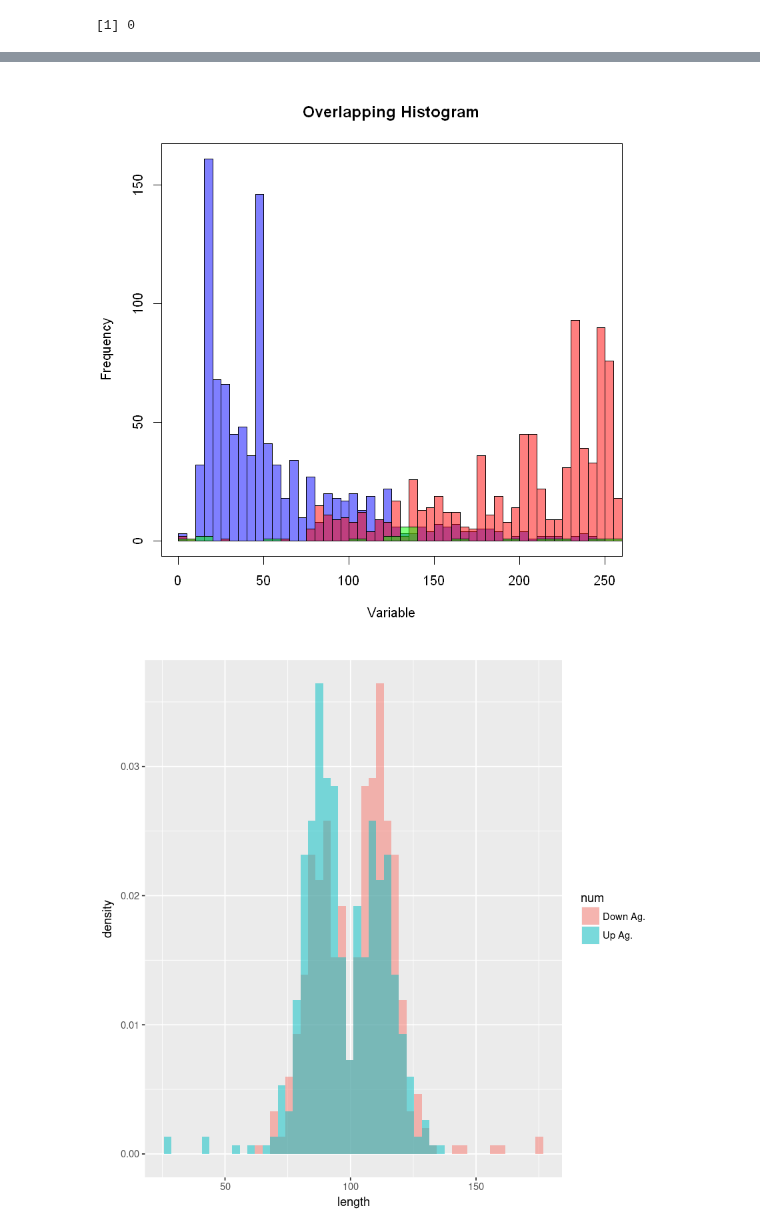
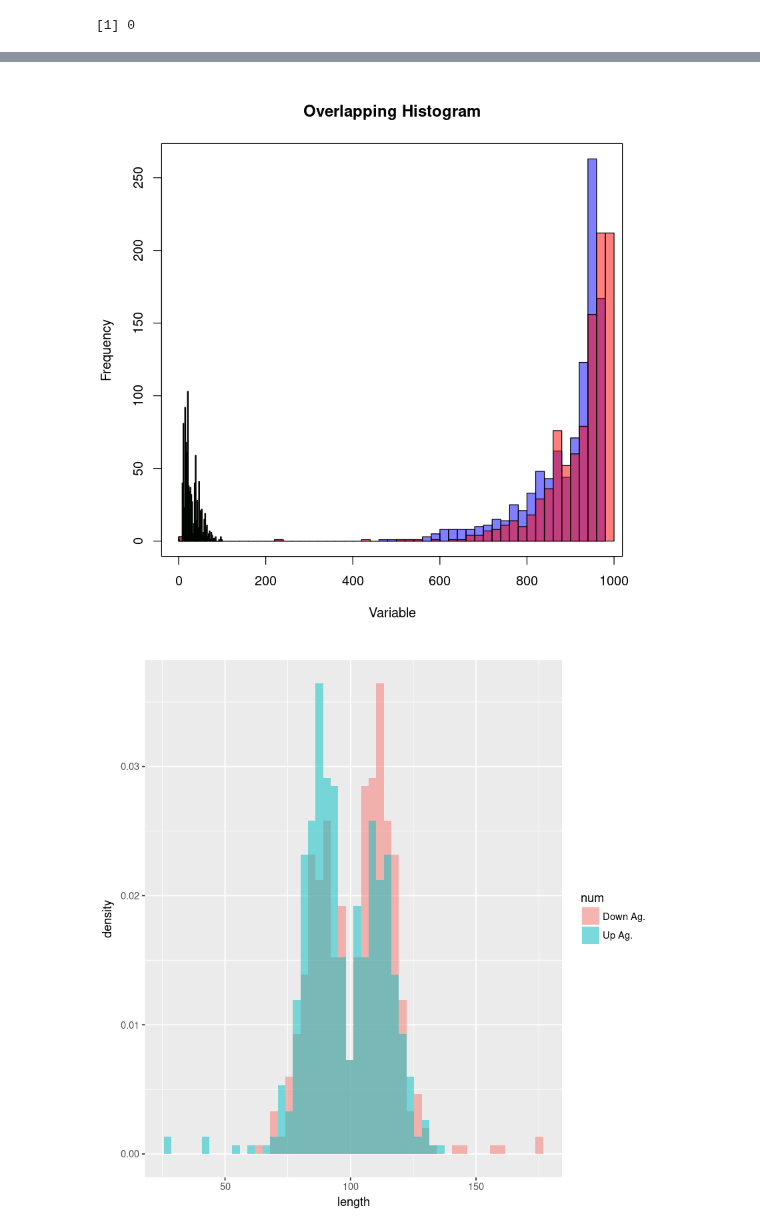
Before and after one commit to BFSteam/memory, a Jupyter notebook: jup/R/ActivationTime.ipynb, the cells around one changed output, grey strips where cells are left out. Saved outputs shown, nothing was run; the diff lists cells and outputs as text; code cells hidden in the pictures.

```diff
--- a/jup/R/ActivationTime.ipynb
+++ b/jup/R/ActivationTime.ipynb
@@ -116,12 +131,12 @@ TB
 # %%
 # Histogram Colored (blue and red)
-hist(TB$n4, col=rgb(0,0,1,0.5),main="Overlapping Histogram", xlab="Variable", breaks=50)
-hist(TB$n1, col=rgb(1,0,0,0.5), add=T, breaks=50)
-hist(TB$n6, col=rgb(0,1,0,0.5), add=T, breaks=50)
+hist(TB$n2, col=rgb(0,0,1,0.5),main="Overlapping Histogram", xlab="Variable", breaks=50)
+hist(TB$n5, col=rgb(1,0,0,0.5), add=T, breaks=50)
+hist(TB$n3, col=rgb(0,1,0,0.5), add=T, breaks=50)
 box()
 #vita media circa 50/100
 # %% [output]
-[figure, old version]
+[figure, new version]
 # %%
 up <- data.frame(length = TB$u)
 do <- data.frame(length = TB$d)
```
Also changed, not shown: parts of 9 cells of this notebook, 1 other file.
